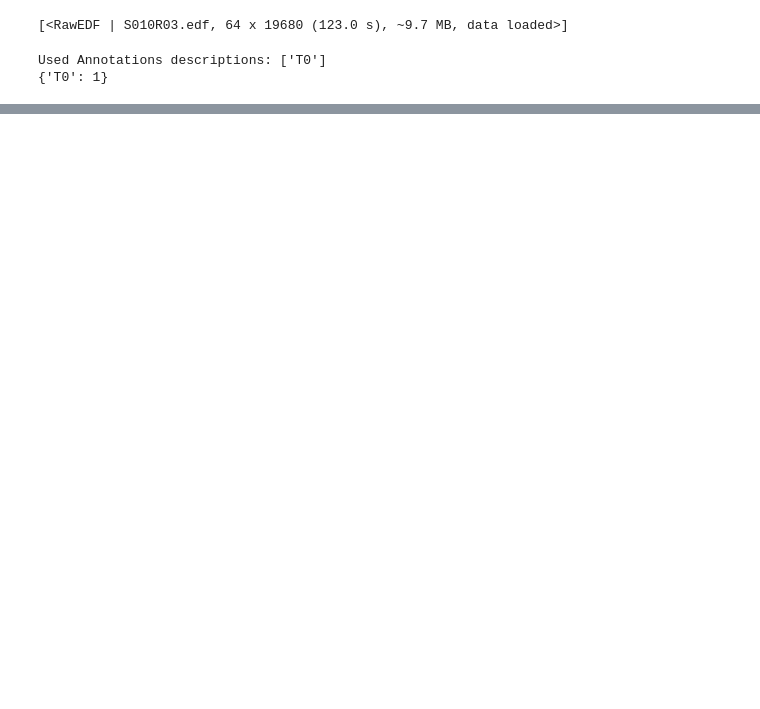
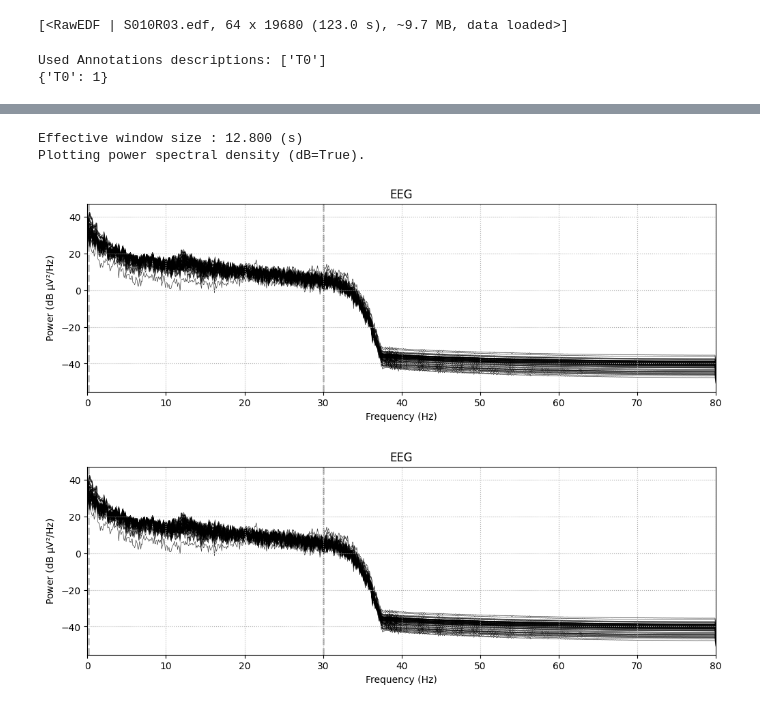
Before and after one commit to jyotsna2411/bci-motor-imagery-classification, a Jupyter notebook: bci-classification.ipynb, the cells around one changed output, grey strips where cells are left out. Saved outputs shown, nothing was run; the diff lists cells and outputs as text; code cells hidden in the pictures; blank space fills up the shorter version.

```diff
--- a/bci-classification.ipynb
+++ b/bci-classification.ipynb
@@ -69,0 +211,6 @@ Used Annotations descriptions: ['T0']
+# %%
+# Filter settings
+low_cut = 0.1
+hi_cut  = 30
+
+raw_filt = raw_sample.copy().filter(low_cut, hi_cut)
@@ -69,0 +232,7 @@ Used Annotations descriptions: ['T0']
+# %%
+raw_filt.compute_psd().plot()
+# %% [output]
+Effective window size : 12.800 (s)
+Plotting power spectral density (dB=True).
+[figure, added]
+[figure, added]
```
Also changed, not shown: parts of 23 cells of this notebook.
